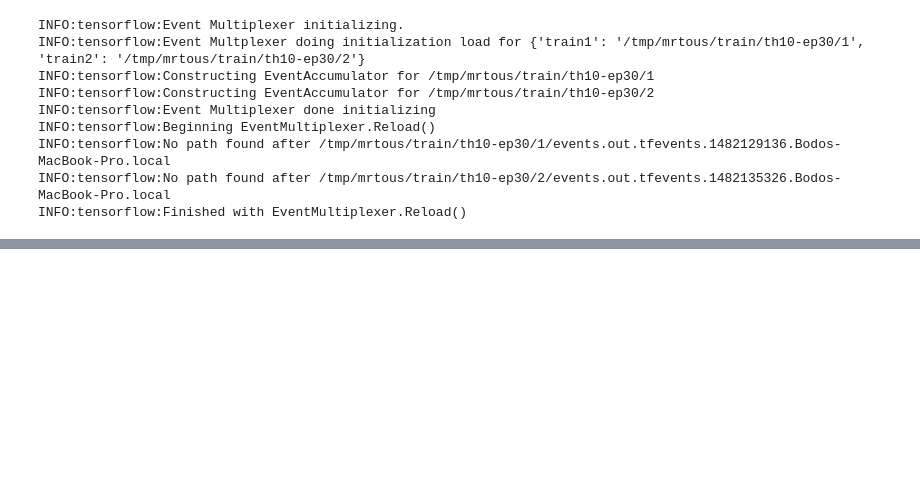
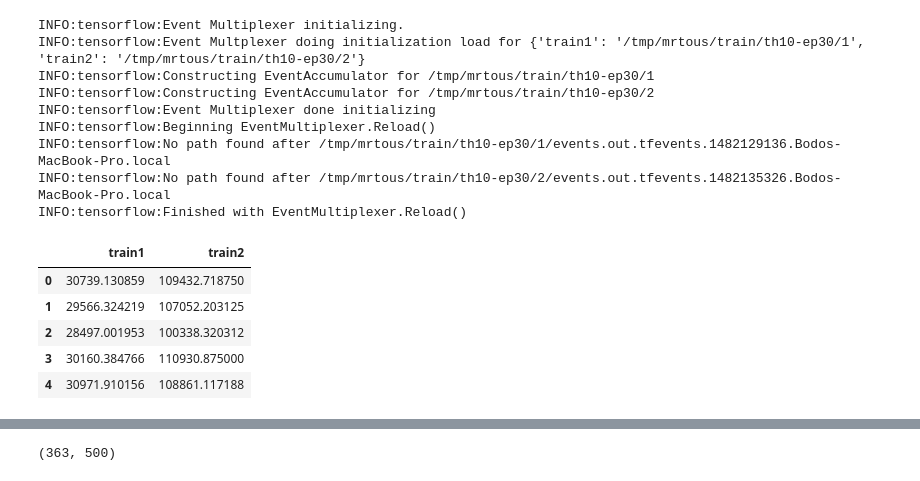
Before and after one commit to bodokaiser/mrtous-old, a Jupyter notebook: nb/events.ipynb, the cells around one changed output, grey strips where cells are left out. Saved outputs shown, nothing was run; the diff lists cells and outputs as text; code cells hidden in the pictures; blank space fills up the shorter version.

```diff
--- a/nb/events.ipynb
+++ b/nb/events.ipynb
@@ -81,4 +89,14 @@ INFO:tensorflow:Beginning EventMultiplexer.Reload()
 INFO:tensorflow:No path found after /tmp/mrtous/train/th10-ep30/1/events.out.tfevents.1482129136.Bodos-MacBook-Pro.local
 INFO:tensorflow:No path found after /tmp/mrtous/train/th10-ep30/2/events.out.tfevents.1482135326.Bodos-MacBook-Pro.local
 INFO:tensorflow:Finished with EventMultiplexer.Reload()
+# %%
+df_th10 = extract_loss(emp_th10, runs_th10)
+df_th10.head()
+# %% [output]
+|  | train1 | train2 |
+| 0 | 30739.130859 | 109432.718750 |
+| 1 | 29566.324219 | 107052.203125 |
+| 2 | 28497.001953 | 100338.320312 |
+| 3 | 30160.384766 | 110930.875000 |
+| 4 | 30971.910156 | 108861.117188 |
 # %%
@@ -101,6 +117,10 @@ def extract_images(emp, runs):
 
 us_th30_test = extract_images(emp_th30, ['test1', 'test2', 'test3', 'test4'])
 us_th30_train = extract_images(emp_th30, ['train1', 'train2', 'train3', 'train4'])
+
+len(us_th30_test), len(us_th30_train)
+# %% [output]
+(363, 500)
 # %%
 plt.rcParams['image.cmap'] = 'gray'
 plt.rcParams['image.aspect'] = 'auto'
```
Also changed, not shown: parts of 8 cells of this notebook.
